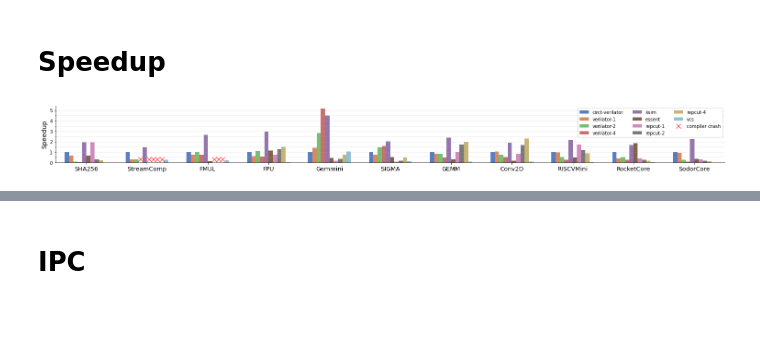
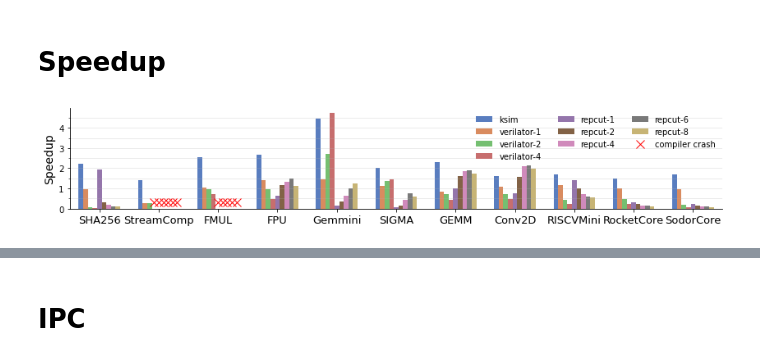
Before and after one commit to pku-liang/ksim-ae, a Jupyter notebook: analysis/analysis.ipynb, the cells around one changed output, grey strips where cells are left out. Saved outputs shown, nothing was run; the diff lists cells and outputs as text; code cells hidden in the pictures; blank space fills up the shorter version.

```diff
--- a/analysis/analysis.ipynb
+++ b/analysis/analysis.ipynb
@@ -64,33 +65,33 @@ def mark_npos(bar, y, *args, **kws):
 # %%
-plt.figure(figsize=(22, 2.5))
+plt.figure(figsize=(12, 2.5))
 bar = sns.barplot(
   data=piv,
   x='benchmark', y='speedup',
-  hue='simulator', hue_order=sim_order,
+  hue='simulator', hue_order=['ksim', 'verilator-1', 'verilator-2', 'verilator-4', 'repcut-1', 'repcut-2', 'repcut-4', 'repcut-6', 'repcut-8'],
   palette='muted',
   width=0.7,
 )
 # set_hatch(bar)
 # for c in bar.containers:
 #   bar.bar_label(c, fmt='$%.1f$', fontsize=10)
 mark_npos(bar, 0.3, 'rx', markersize=10, label='compiler crash')
 handles, labels = plt.gca().get_legend_handles_labels()
-plt.legend(handles[1:] + handles[:1], labels[1:] + labels[:1], loc='upper right', ncol=3)
+plt.legend(handles[1:] + handles[:1], labels[1:] + labels[:1], loc='upper right', ncol=3, frameon=False)
 # plt.xticks(fontsize=13, rotation=-15, ha='left')
 plt.xticks(fontsize=13)
 plt.xlabel(None)
 # plt.ylim([0, 5])
 plt.ylabel('Speedup', fontsize=14)
 ax = plt.gca()
 ax.yaxis.set_major_locator(ticker.IndexLocator(base=1, offset=0))
 ax.yaxis.set_minor_locator(ticker.IndexLocator(base=0.5, offset=0))
 plt.grid(axis='y', alpha=0.3)
 plt.grid(axis='y', which='minor', alpha=0.3)
 sns.despine()
 plt.subplots_adjust(left=0.05, right=0.97, bottom=0.2)
 plt.draw()
 # %% [output]
-[figure, old version]
+[figure, new version]
 # %%
 piv_abs = df.pivot_table(values='speed', columns='simulator', index='benchmark', aggfunc='mean')
 baseline_name = 'circt-verilator'
```
Also changed, not shown: parts of 8 cells of this notebook, 13 other files.
